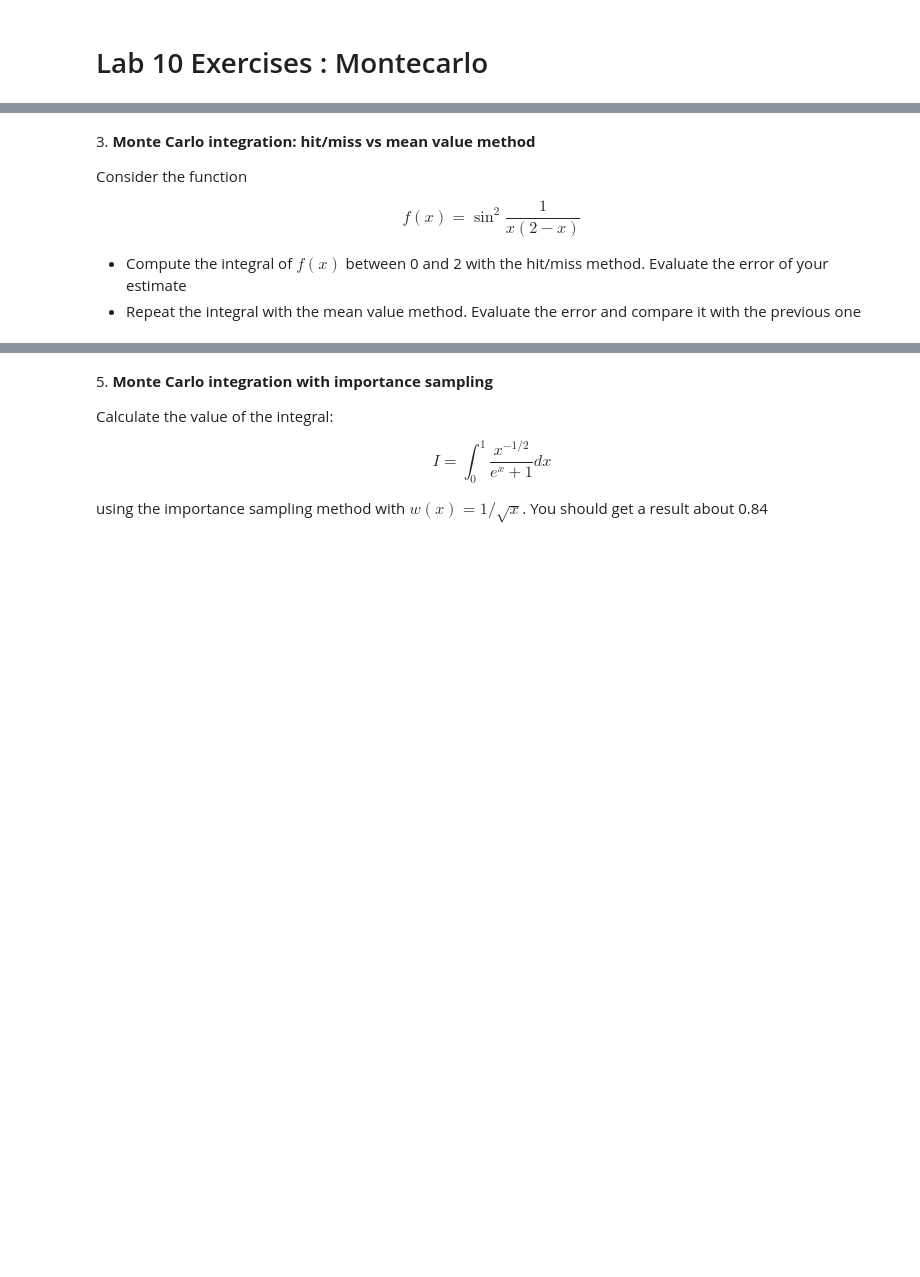
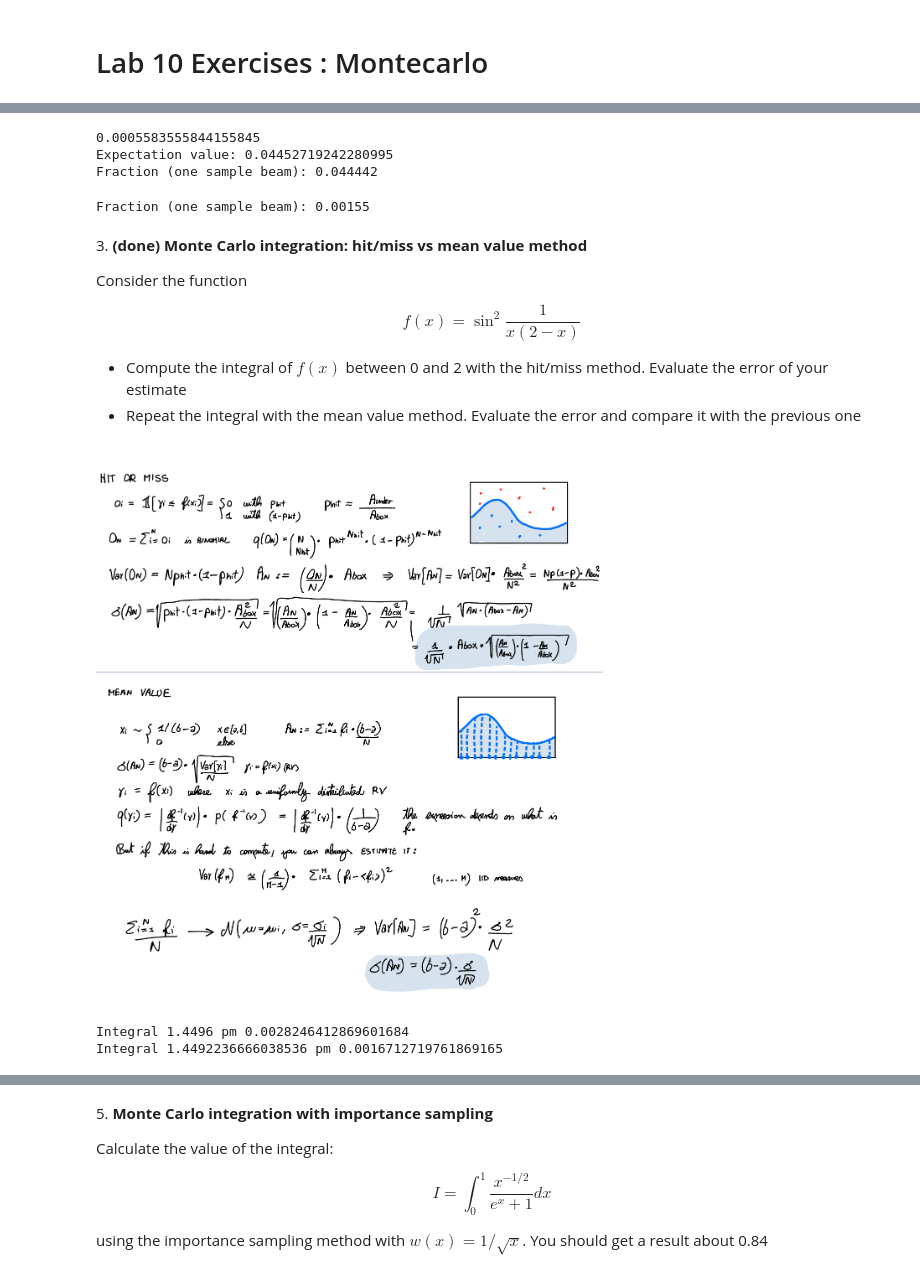
Before and after one commit to miriamzara/LaboratoryOfComputationalPhysics_Y7, a Jupyter notebook: 10_MonteCarlo/10ex_MonteCarlo.ipynb, the cells around one changed output, grey strips where cells are left out. Saved outputs shown, nothing was run; the diff lists cells and outputs as text; code cells hidden in the pictures; blank space fills up the shorter version.

```diff
--- a/10_MonteCarlo/10ex_MonteCarlo.ipynb
+++ b/10_MonteCarlo/10ex_MonteCarlo.ipynb
@@ -67,5 +89,41 @@ Computing the fraction of particles that "bounce back",i.e. those particle whose
+# %%
+# First case: beam comes from fixed direction
+
+import numpy as np
+from scipy.stats import norm
+
+E = 7.7 * 10**6/27.211 # hartree
+Z = 79
+b_max = 2*Z/E  # natural units
+print(b_max)
+sigma =  1/100 # natural units
+
+z_max = b_max/sigma
+# Compute the expectation value of the "bounce-back" fraction
+integral = norm.cdf(x= z_max, loc = 0, scale = 1) - norm.cdf(x= -z_max, loc = 0, scale = 1)
+print("Expectation value:", integral)
+
+# Sample event
+b_values = norm.rvs(loc = 0, scale = sigma, size = 10**6)
+N_bounced = len(b_values[np.abs(b_values) < b_max])
+print("Fraction (one sample beam):", N_bounced/10**6) # Hit-miss Montecarlo
+# %% [output]
+0.0005583555844155845
+Expectation value: 0.04452719242280995
+Fraction (one sample beam): 0.044442
+# %%
+# Second case: beam comes from any direction
+
+# Sample event
+x_values = norm.rvs(loc = 0, scale = sigma, size = 10**6)
+y_values = norm.rvs(loc = 0, scale = sigma, size = 10**6)
+b_values = np.sqrt(x_values**2 + y_values**2)
+N_bounced = len(b_values[np.abs(b_values) < b_max])
+print("Fraction (one sample beam):", N_bounced/10**6) # Hit-miss Montecarlo
+# %% [output]
+Fraction (one sample beam): 0.00155
 # %% [markdown]
-3\. **Monte Carlo integration: hit/miss vs mean value method**
+3\. **(done) Monte Carlo integration: hit/miss vs mean value method**
 
 Consider the function
 
@@ -73,4 +131,37 @@ $$f(x) =\sin^2{\frac{1}{x(2-x)}}$$
 
 * Compute the integral of $f(x)$ between 0 and 2 with the hit/miss method. Evaluate the error of your estimate
 * Repeat the integral with the mean value method. Evaluate the error and compare it with the previous one
+# %%
+from IPython.display import Image
+Image("errors_integration.jpeg")
+# %% [output]
+[figure, added]
+# %%
+import numpy as np
+import numpy.random as npr
+
+import matplotlib.pyplot as plt
+
+def f(x):
+    return np.sin(1 / (x*( 2-x)) )**2
+
+N = 100000
+
+# Hit/miss method
+box_area = 2
+xs = 2 * npr.random(size = N)
+ys = npr.random(size = N)
+fraction = np.sum([1 if ys[i] <= f(xs[i]) else 0 for i in range(N)])/N
+error = 1/np.sqrt(N) * box_area * np.sqrt(fraction * (1-fraction))
+print("Integral", fraction*box_area , "pm", error)
+
+# Mean value method
+delta_x = 2
+xs = 2 * npr.random(size = N)
+integral = np.sum(f(xs))/N * delta_x
+error = 1/np.sqrt(N) * delta_x * np.sqrt(np.var(f(xs), ddof = 1) )# unbiased sample variance
+print("Integral", integral , "pm", error)
+# %% [output]
+Integral 1.4496 pm 0.0028246412869601684
+Integral 1.4492236666038536 pm 0.0016712719761869165
 # %% [markdown]
```
Also changed, not shown: parts of 10 cells of this notebook, 4 other files.
